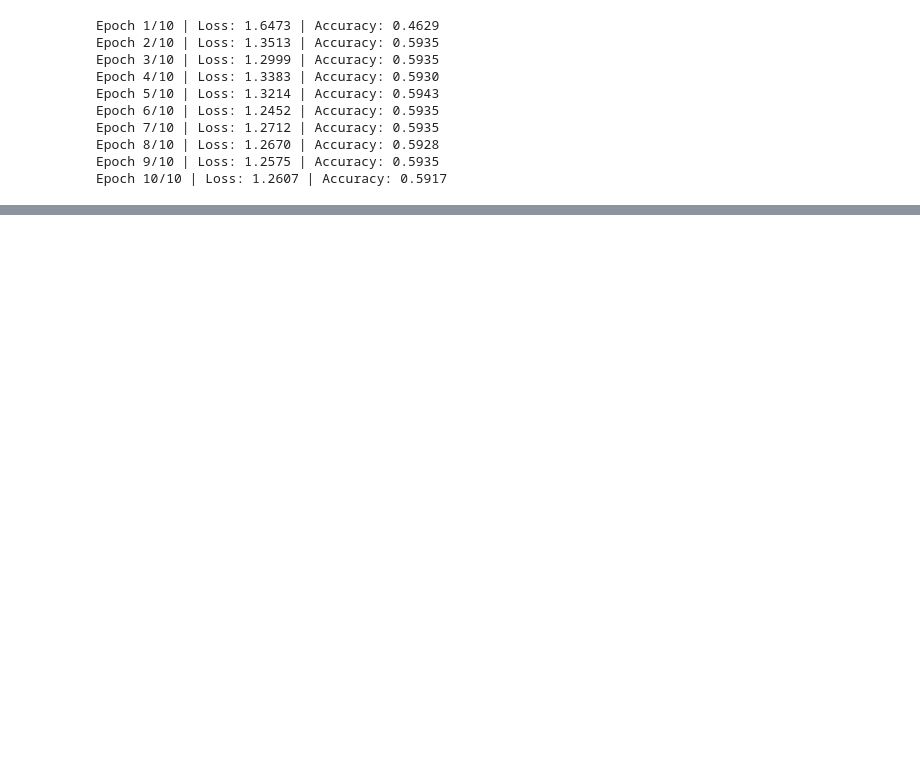
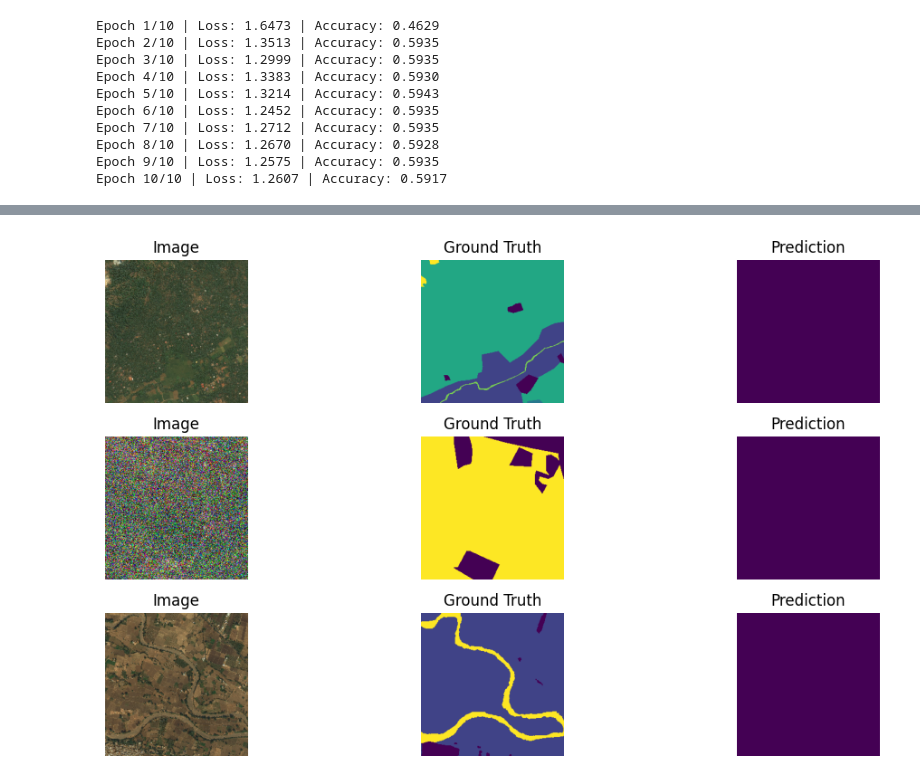
Before and after one commit to SaiJeevan25/Deep-Learning-Practice, a Jupyter notebook: Custom_Dataset_Deep_Globe_Classification.ipynb, the cells around one changed output, grey strips where cells are left out. Cells and saved outputs as stored; diff of their text form; code cells hidden in the pictures; blank space fills up the shorter version.

```diff
--- a/Custom_Dataset_Deep_Globe_Classification.ipynb
+++ b/Custom_Dataset_Deep_Globe_Classification.ipynb
@@ -1261,0 +1456,39 @@ Epoch 10/10 | Loss: 1.2607 | Accuracy: 0.5917
+# %%
+import matplotlib.pyplot as plt
+
+model.eval()
+
+images_batch, masks_batch = next(iter(subset_loader))
+
+images_batch = images_batch.float() / 255.0
+
+with torch.no_grad():
+    outputs = model(images_batch)
+    preds = torch.argmax(outputs, dim=1)
+
+images = images_batch.numpy()
+true_masks = masks_batch.numpy()
+pred_masks = preds.numpy()
+
+plt.figure(figsize=(12, 6))
+
+for i in range(3):
+    plt.subplot(3, 3, i*3 + 1)
+    plt.imshow(images[i].transpose(1, 2, 0))
+    plt.title("Image")
+    plt.axis("off")
+
+    plt.subplot(3, 3, i*3 + 2)
+    plt.imshow(true_masks[i])
+    plt.title("Ground Truth")
+    plt.axis("off")
+
+    plt.subplot(3, 3, i*3 + 3)
+    plt.imshow(pred_masks[i])
+    plt.title("Prediction")
+    plt.axis("off")
+
+plt.tight_layout()
+plt.show()
+# %% [output]
+[figure, added]
```
Also changed, not shown: parts of 20 cells of this notebook.
